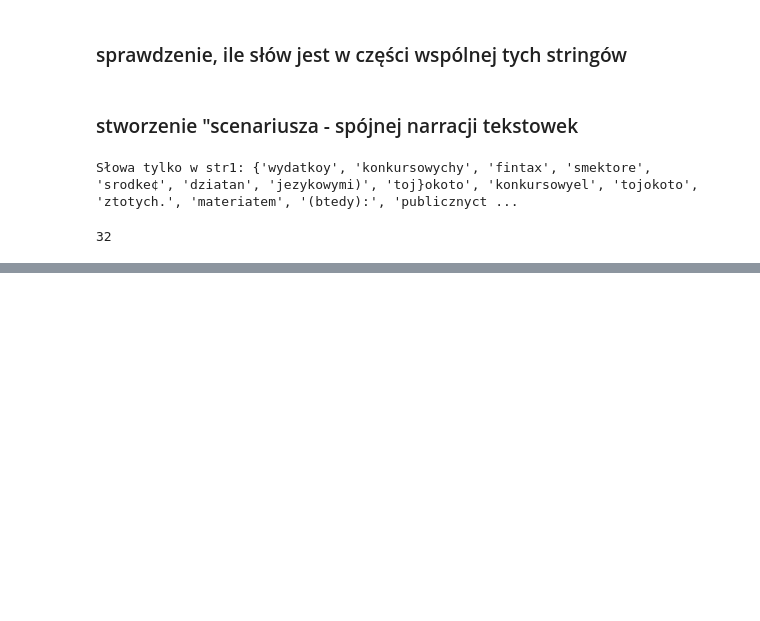
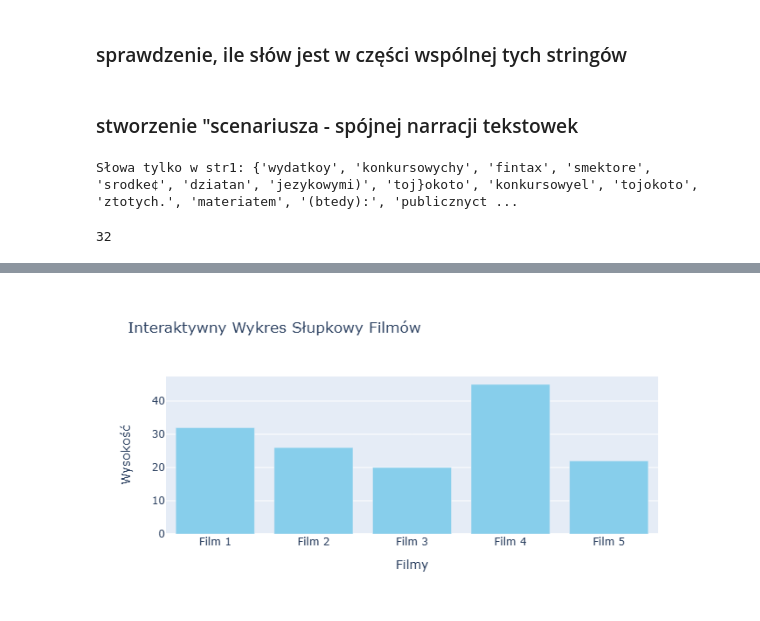
Before and after one commit to laplasjan/Tchorzofretki, a Jupyter notebook: analiza_tekstu.ipynb, the cells around one changed output, grey strips where cells are left out. Drawn from its saved outputs; the diff is of its cells as text; code cells hidden in the pictures; blank space fills up the shorter version.

```diff
--- a/analiza_tekstu.ipynb
+++ b/analiza_tekstu.ipynb
@@ -57,0 +241,25 @@ print(unique_count)
+# %%
+import plotly.graph_objects as go
+
+# Dane
+filmy = ['Film 1', 'Film 2', 'Film 3', 'Film 4', 'Film 5']
+wysokosci = [32, 26, 20, 45, 22]
+
+# Tworzenie wykresu słupkowego z dodatkowymi informacjami
+fig = go.Figure(data=[go.Bar(
+    x=filmy,
+    y=wysokosci,
+    hoverinfo='x+y',  # Informacje, które będą wyświetlane na hover
+    marker=dict(color='skyblue')
+)])
+
+# Dodanie tytułu i etykiet osi
+fig.update_layout(
+    title='Interaktywny Wykres Słupkowy Filmów',
+    xaxis_title='Filmy',
+    yaxis_title='Wysokość'
+)
+
+# Wyświetlenie wykresu
+fig.show()
+# %% [output]
@@ -57,0 +267 @@ print(unique_count)
+[figure, added]
```
Also changed, not shown: parts of 17 cells of this notebook.
